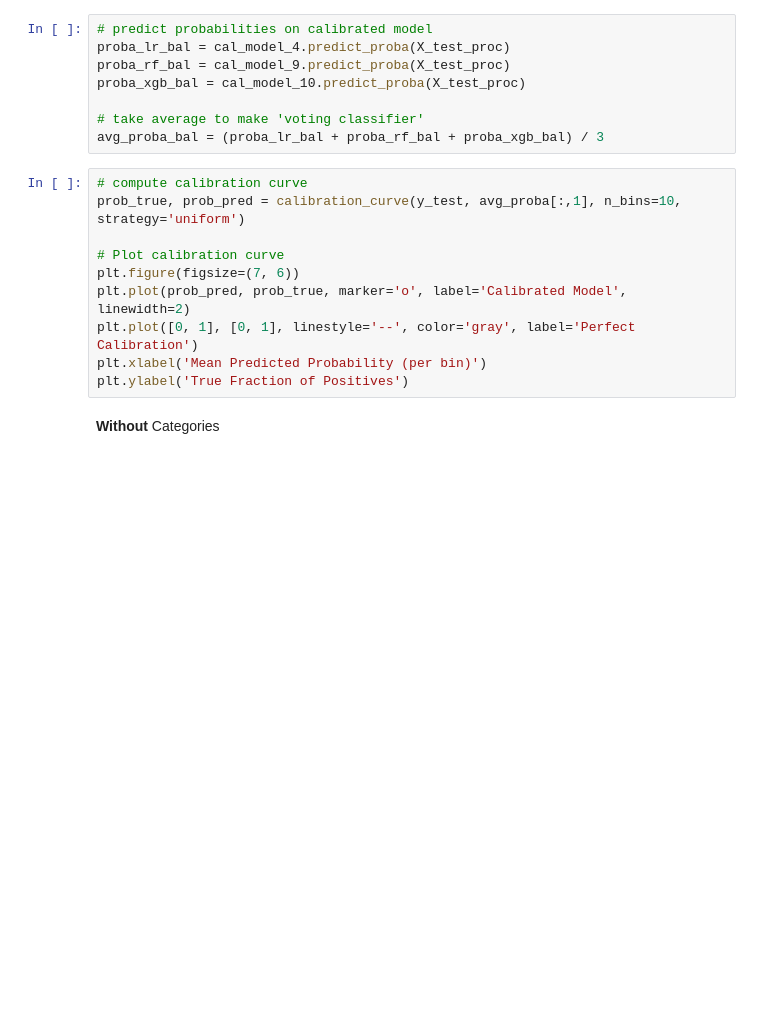
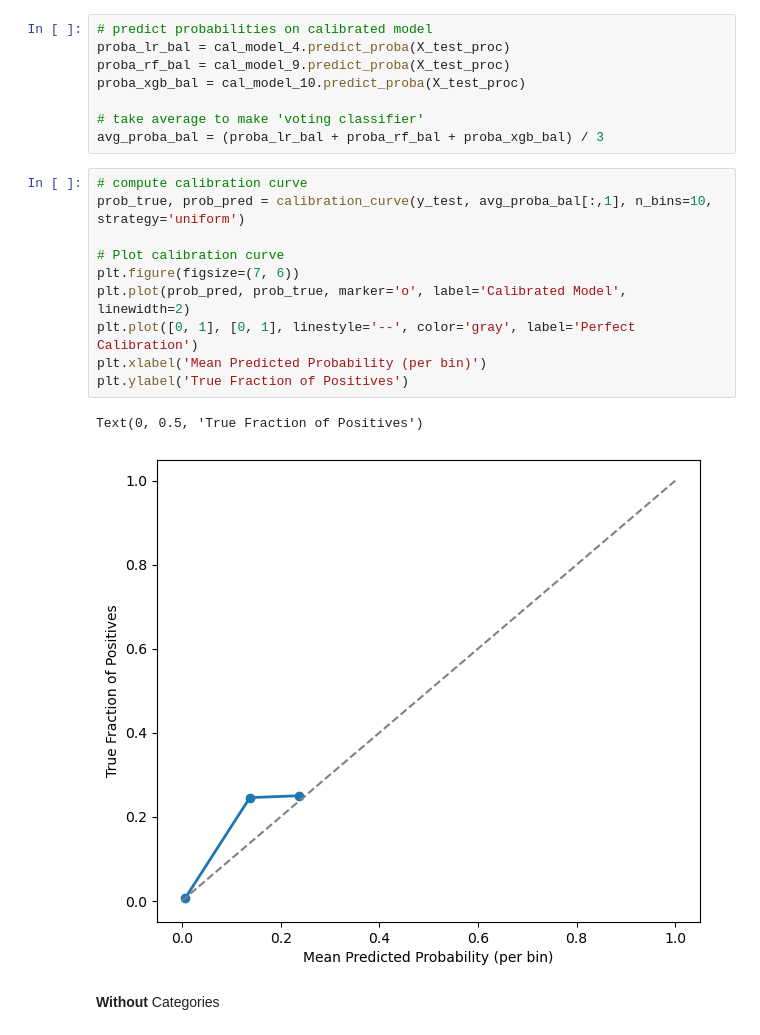
Before and after one commit to rebekah-eichberg/summer-2025-safeify, a Jupyter notebook: rebekah-idea-testing/prob_cal.ipynb, the cells around one changed output. Saved outputs shown, nothing was run; the diff lists cells and outputs as text; blank space fills up the shorter version.

```diff
--- a/rebekah-idea-testing/prob_cal.ipynb
+++ b/rebekah-idea-testing/prob_cal.ipynb
@@ -395,14 +442,17 @@ proba_xgb_bal = cal_model_10.predict_proba(X_test_proc)
 avg_proba_bal = (proba_lr_bal + proba_rf_bal + proba_xgb_bal) / 3
 # %%
 # compute calibration curve
-prob_true, prob_pred = calibration_curve(y_test, avg_proba[:,1], n_bins=10, strategy='uniform')
+prob_true, prob_pred = calibration_curve(y_test, avg_proba_bal[:,1], n_bins=10, strategy='uniform')
 
 # Plot calibration curve
 plt.figure(figsize=(7, 6))
 plt.plot(prob_pred, prob_true, marker='o', label='Calibrated Model', linewidth=2)
 plt.plot([0, 1], [0, 1], linestyle='--', color='gray', label='Perfect Calibration')
 plt.xlabel('Mean Predicted Probability (per bin)')
 plt.ylabel('True Fraction of Positives')
+# %% [output]
+Text(0, 0.5, 'True Fraction of Positives')
+[figure, added]
 # %% [markdown]
 **Without** Categories
 # %%
```
Also changed, not shown: parts of 15 cells of this notebook, 2 other files.
